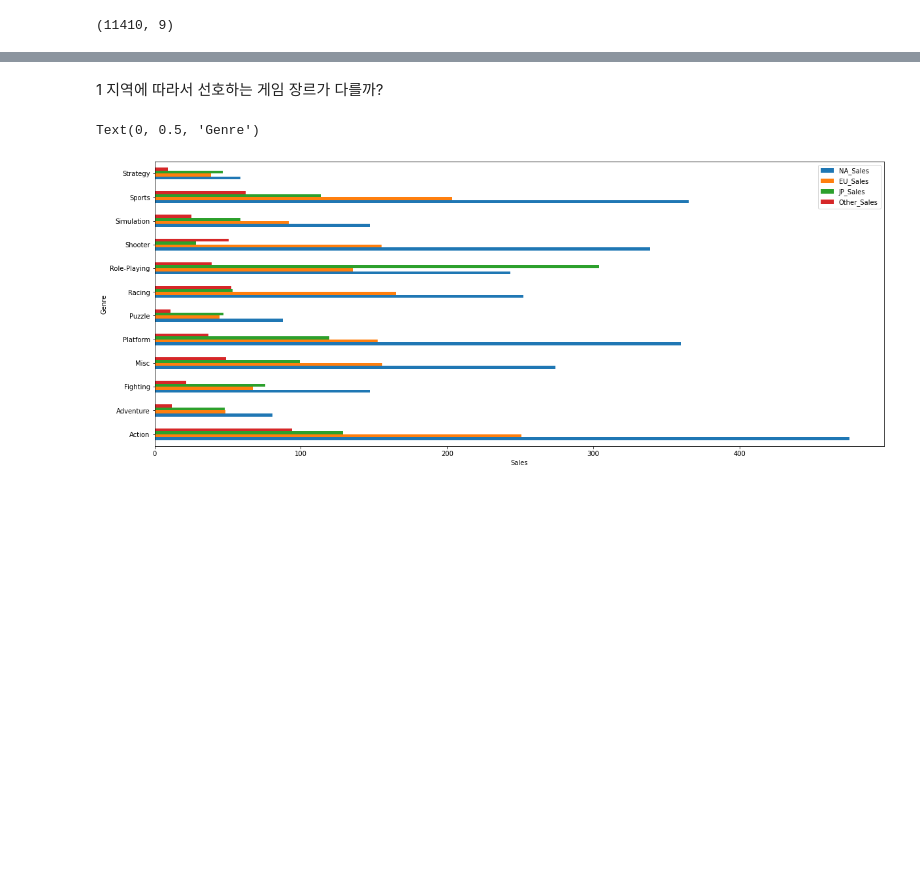
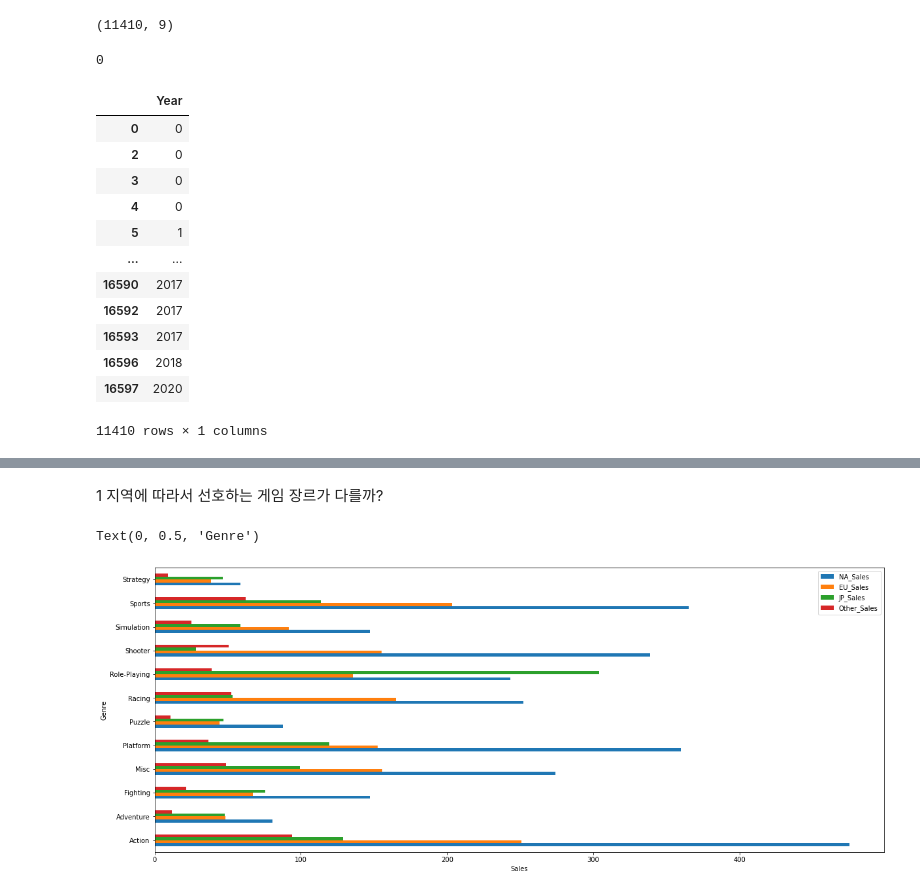
Before and after one commit to Gwonchankim/Project, a Jupyter notebook: Codestates/Game_Project.ipynb, the cells around one changed output, grey strips where cells are left out. Cells and saved outputs as stored; diff of their text form; code cells hidden in the pictures; blank space fills up the shorter version.

```diff
--- a/Codestates/Game_Project.ipynb
+++ b/Codestates/Game_Project.ipynb
@@ -41,6 +41,38 @@ df.Other_Sales = (df.Other_Sales.replace(r'[KM]+$', '', regex=True).astype(float
            df.Other_Sales.str.extract(r'[\d\.]+([KM]+)', expand=False)
            .fillna(1)
            .replace(['K','M'], [10**-3, 1]).astype(int))
+# %%
+df_year = df[['Year']]
+def year_set(a):
+  for x in a:
+    if x >=1000:
+      return x
+    elif x >=22 and x < 1000:
+      return x +1990
+    elif x > 0 and x < 22:
+      return x+2000
+    else:
+      return 0
+
+year_set(np.array(df_year))
+# %% [output]
+0
+# %%
+df_year
+# %% [output]
+|  | Year |
+| 0 | 0 |
+| 2 | 0 |
+| 3 | 0 |
+| 4 | 0 |
+| 5 | 1 |
+| ... | ... |
+| 16590 | 2017 |
+| 16592 | 2017 |
+| 16593 | 2017 |
+| 16596 | 2018 |
+| 16597 | 2020 |
+11410 rows × 1 columns
 # %%
 error = df[df['Year'] < 1900]
 error
```
Also changed, not shown: parts of 11 cells of this notebook.
